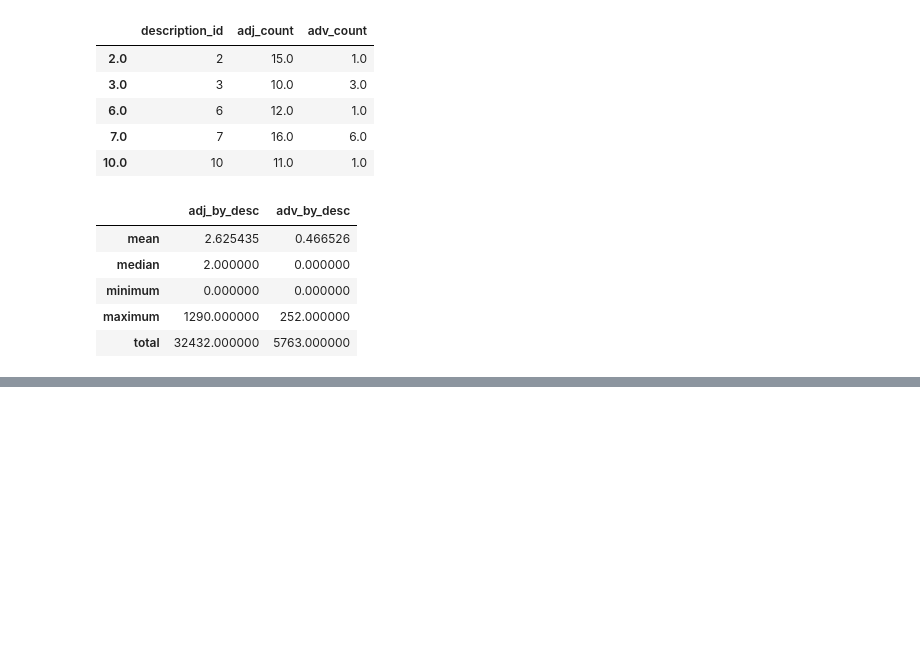
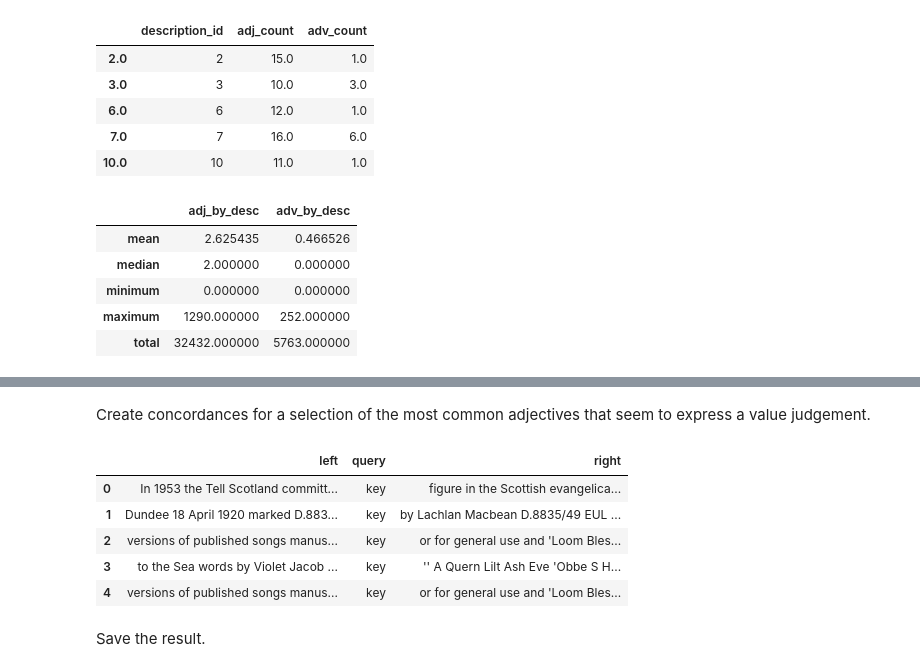
Before and after one commit to thegoose20/nusc, a Jupyter notebook: analysis_metadata_uoe.ipynb, the cells around one changed output, grey strips where cells are left out. Saved outputs shown, nothing was run; the diff lists cells and outputs as text; code cells hidden in the pictures; blank space fills up the shorter version.

```diff
--- a/analysis_metadata_uoe.ipynb
+++ b/analysis_metadata_uoe.ipynb
@@ -727,0 +750,17 @@ df_counts.to_csv(extracted_dir + "uoe_oct2020_nltk_adj_adv_stats.csv")
+# %% [markdown]
+Create concordances for a selection of the most common adjectives that seem to express a value judgement.
+# %%
+# Examine adjectives that seem to communicate a value judgement
+adjs = ["key", "historic", "influential", "notable", "significant", "successful",
+      "major", "distinctve", "remarkable", "all-time", "widely-read"]
+df_adj_conc = analysis_utils.makeConcordanceDF(text, adjs)
+df_adj_conc.head()
+# %% [output]
+|  | left | query | right |
+| 0 | In 1953 the Tell Scotland committ... | key | figure in the Scottish evangelica... |
+| 1 | Dundee 18 April 1920 marked D.883... | key | by Lachlan Macbean D.8835/49 EUL ... |
+| 2 | versions of published songs manus... | key | or for general use and 'Loom Bles... |
+| 3 | to the Sea words by Violet Jacob ... | key | '' A Quern Lilt Ash Eve 'Obbe S H... |
+| 4 | versions of published songs manus... | key | or for general use and 'Loom Bles... |
+# %% [markdown]
+Save the result.
```
Also changed, not shown: parts of 10 cells of this notebook, 2 other files.
